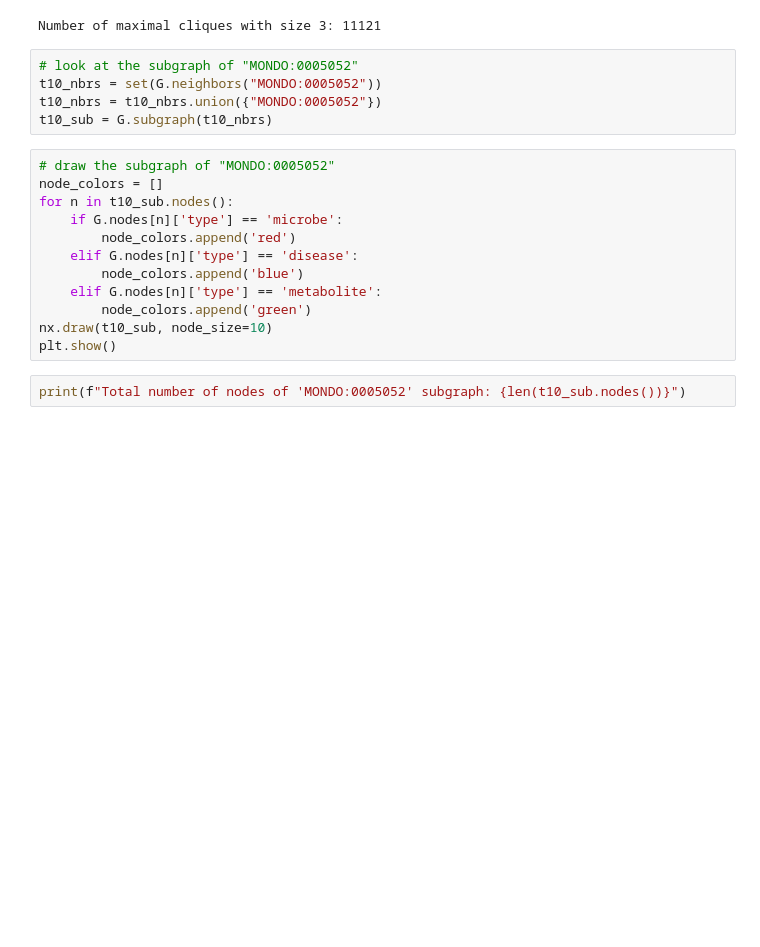
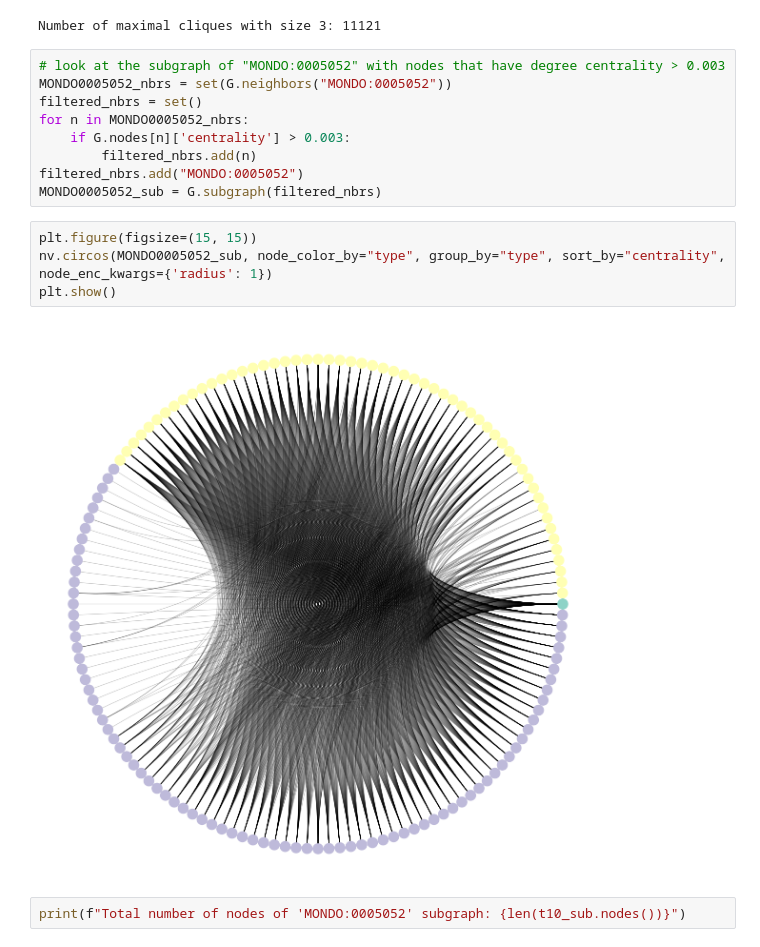
Before and after one commit to lucyzhang95/MAGNN_MKG, a Jupyter notebook: analysis/network.ipynb, the cells around one changed output. Drawn from its saved outputs; the diff is of its cells as text; blank space fills up the shorter version.

Commit message:
add circos plot for MONDO:0005052 > 0.003 centrality

```diff
--- a/analysis/network.ipynb
+++ b/analysis/network.ipynb
@@ -177,22 +177,20 @@ mc_3 = maximal_cliques(G, 3)
 # %% [output]
 Number of maximal cliques with size 3: 11121
 # %%
-# look at the subgraph of "MONDO:0005052"
-t10_nbrs = set(G.neighbors("MONDO:0005052"))
-t10_nbrs = t10_nbrs.union({"MONDO:0005052"})
-t10_sub = G.subgraph(t10_nbrs)
+# look at the subgraph of "MONDO:0005052" with nodes that have degree centrality > 0.003
+MONDO0005052_nbrs = set(G.neighbors("MONDO:0005052"))
+filtered_nbrs = set()
+for n in MONDO0005052_nbrs:
+    if G.nodes[n]['centrality'] > 0.003:
+        filtered_nbrs.add(n)
+filtered_nbrs.add("MONDO:0005052")
+MONDO0005052_sub = G.subgraph(filtered_nbrs)
-# %%
-# draw the subgraph of "MONDO:0005052"
-node_colors = []
-for n in t10_sub.nodes():
-    if G.nodes[n]['type'] == 'microbe':
-        node_colors.append('red')
-    elif G.nodes[n]['type'] == 'disease':
-        node_colors.append('blue')
-    elif G.nodes[n]['type'] == 'metabolite':
-        node_colors.append('green')
-nx.draw(t10_sub, node_size=10)
-plt.show()
+# %%
+plt.figure(figsize=(15, 15))
+nv.circos(MONDO0005052_sub, node_color_by="type", group_by="type", sort_by="centrality", node_enc_kwargs={'radius': 1})
+plt.show()
+# %% [output]
+[figure, added]
 # %%
 print(f"Total number of nodes of 'MONDO:0005052' subgraph: {len(t10_sub.nodes())}")
 # %% [output]
```
